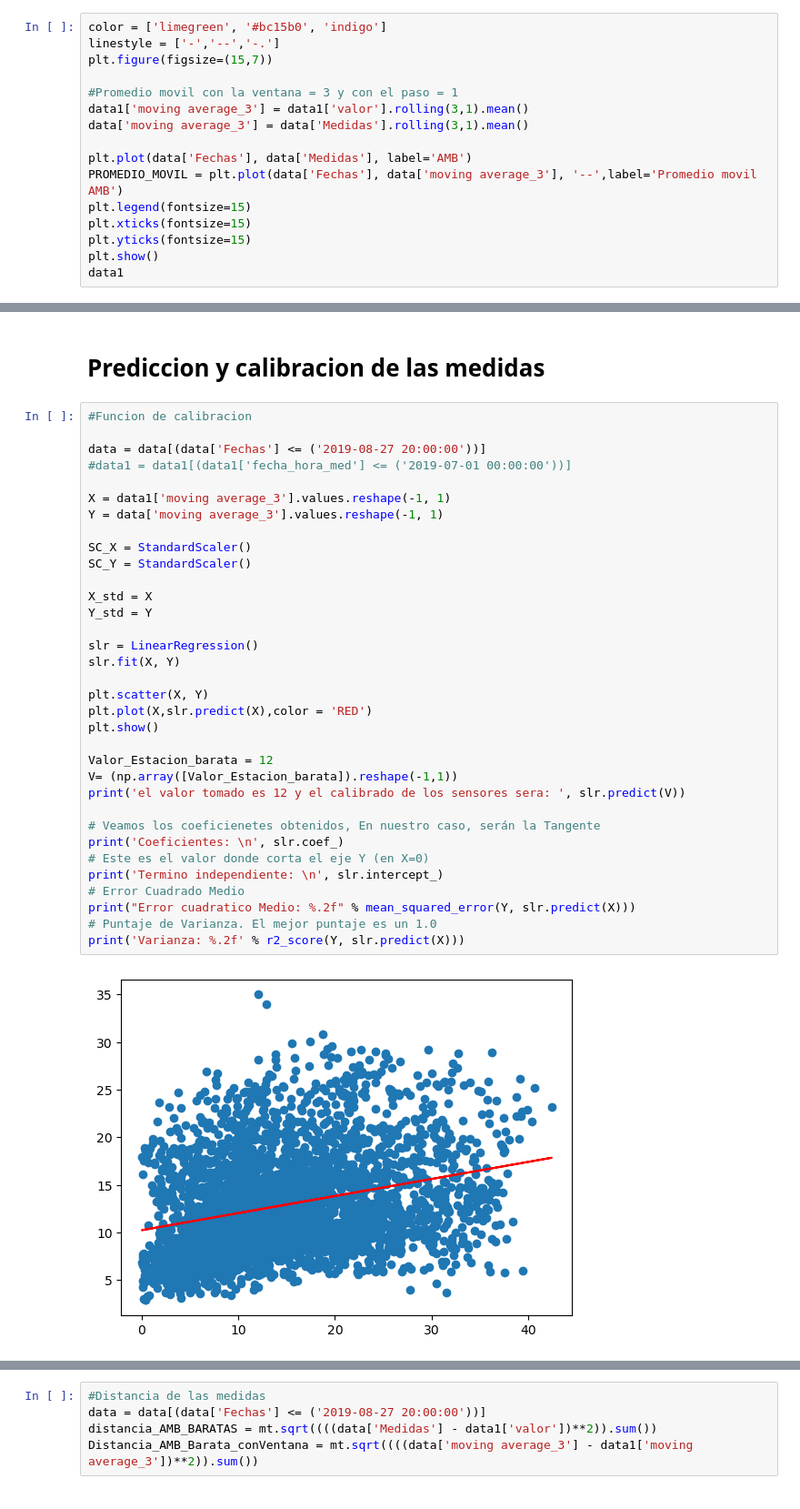
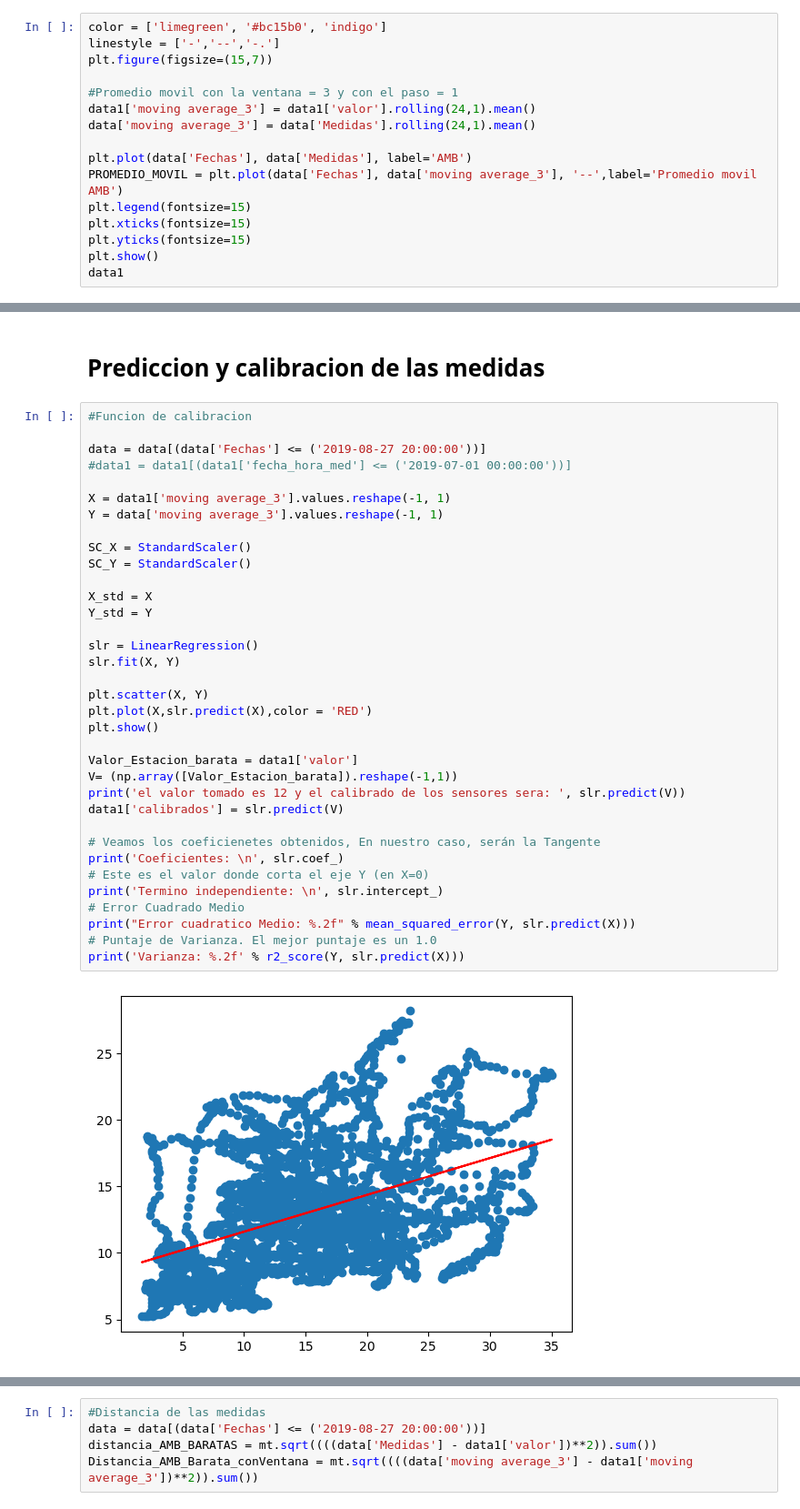
Before and after one commit to diegoglj/TareasCursos20B, a Jupyter notebook: Codigos/Asignacion2/ASIGNACION 2.ipynb, the cells around one changed output, grey strips where cells are left out. Shown at 91% size. Cells and saved outputs as stored; diff of their text form.

```diff
--- a/Codigos/Asignacion2/ASIGNACION 2.ipynb
+++ b/Codigos/Asignacion2/ASIGNACION 2.ipynb
@@ -51,8 +51,8 @@ linestyle = ['-','--','-.']
 plt.figure(figsize=(15,7))
 
 #Promedio movil con la ventana = 3 y con el paso = 1
-data1['moving average_3'] = data1['valor'].rolling(3,1).mean()
-data['moving average_3'] = data['Medidas'].rolling(3,1).mean()
+data1['moving average_3'] = data1['valor'].rolling(24,1).mean()
+data['moving average_3'] = data['Medidas'].rolling(24,1).mean()
 
 plt.plot(data['Fechas'], data['Medidas'], label='AMB')
 PROMEDIO_MOVIL = plt.plot(data['Fechas'], data['moving average_3'], '--',label='Promedio movil AMB')
@@ -85,32 +85,33 @@ data = data[(data['Fechas'] <= ('2019-08-27 20:00:00'))]
 #data1 = data1[(data1['fecha_hora_med'] <= ('2019-07-01 00:00:00'))]
 
 X = data1['moving average_3'].values.reshape(-1, 1)
 Y = data['moving average_3'].values.reshape(-1, 1)
 
 SC_X = StandardScaler()
 SC_Y = StandardScaler()
 
 X_std = X
 Y_std = Y
 
 slr = LinearRegression()
 slr.fit(X, Y)
 
 plt.scatter(X, Y)
 plt.plot(X,slr.predict(X),color = 'RED')
 plt.show()
 
-Valor_Estacion_barata = 12
+Valor_Estacion_barata = data1['valor']
 V= (np.array([Valor_Estacion_barata]).reshape(-1,1))
 print('el valor tomado es 12 y el calibrado de los sensores sera: ', slr.predict(V))
+data1['calibrados'] = slr.predict(V)
 
 # Veamos los coeficienetes obtenidos, En nuestro caso, serán la Tangente
 print('Coeficientes: \n', slr.coef_)
 # Este es el valor donde corta el eje Y (en X=0)
 print('Termino independiente: \n', slr.intercept_)
 # Error Cuadrado Medio
 print("Error cuadratico Medio: %.2f" % mean_squared_error(Y, slr.predict(X)))
 # Puntaje de Varianza. El mejor puntaje es un 1.0
 print('Varianza: %.2f' % r2_score(Y, slr.predict(X)))
 # %% [output]
-[figure, old version]
+[figure, new version]
```
Also changed, not shown: parts of 5 cells of this notebook.
